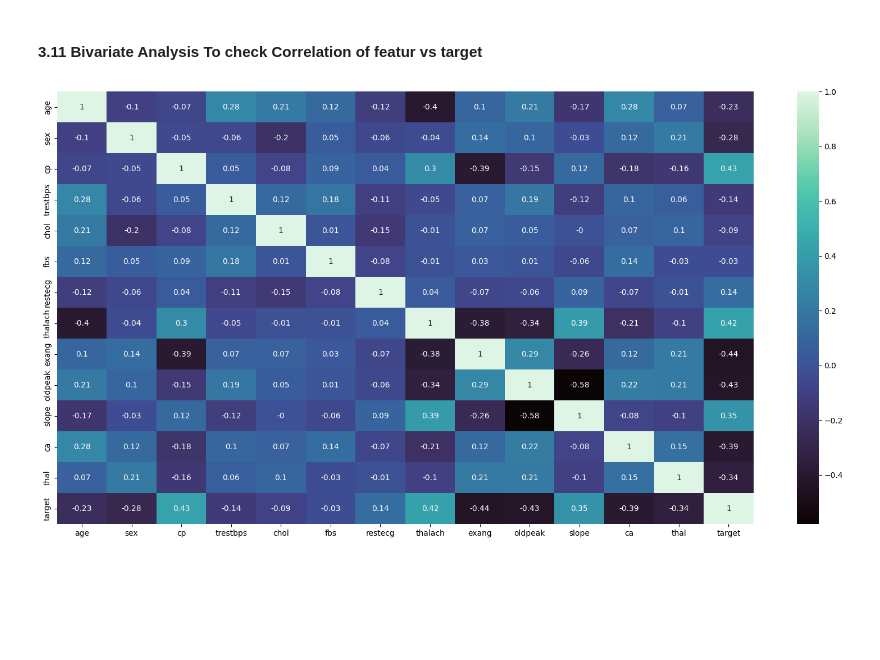
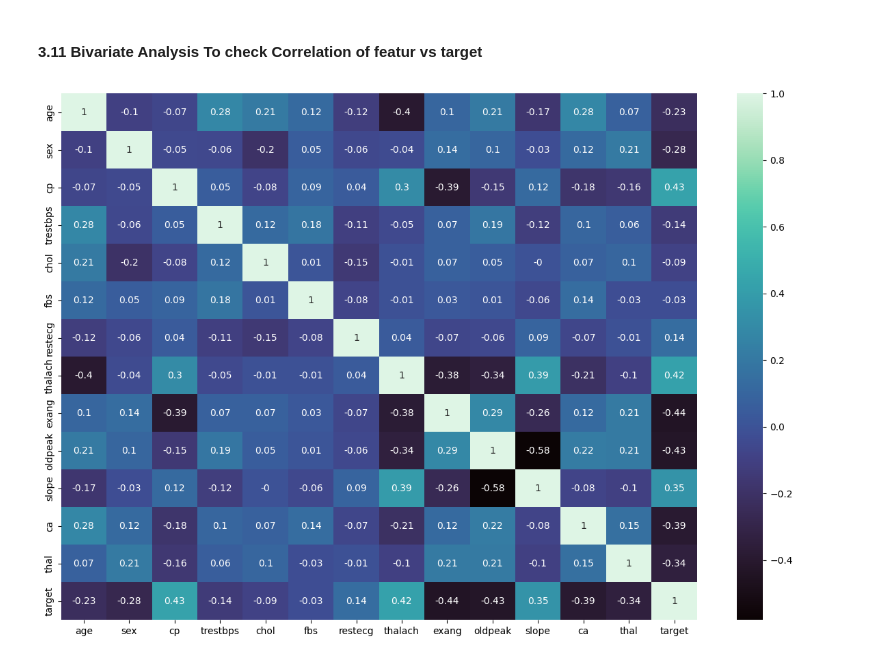
Before and after one commit to draj-codes/heart-disease, a Jupyter notebook: ml_model/heat disease.ipynb, the cells around one changed output. Drawn from its saved outputs; the diff is of its cells as text; code cells hidden in the pictures; blank space fills up the shorter version.

```diff
--- a/ml_model/heat disease.ipynb
+++ b/ml_model/heat disease.ipynb
@@ -184,8 +184,8 @@ for i,j in enumerate(df):
 # %% [markdown]
 #### 3.11 Bivariate Analysis To check Correlation of featur vs target
 # %%
-plt.figure(figsize=(20,10))
+plt.figure(figsize=(15,10))
 sns.heatmap(df.corr().round(2),cmap="mako", annot=True)
 plt.show()
 # %% [output]
-[figure, old version]
+[figure, new version]
```
